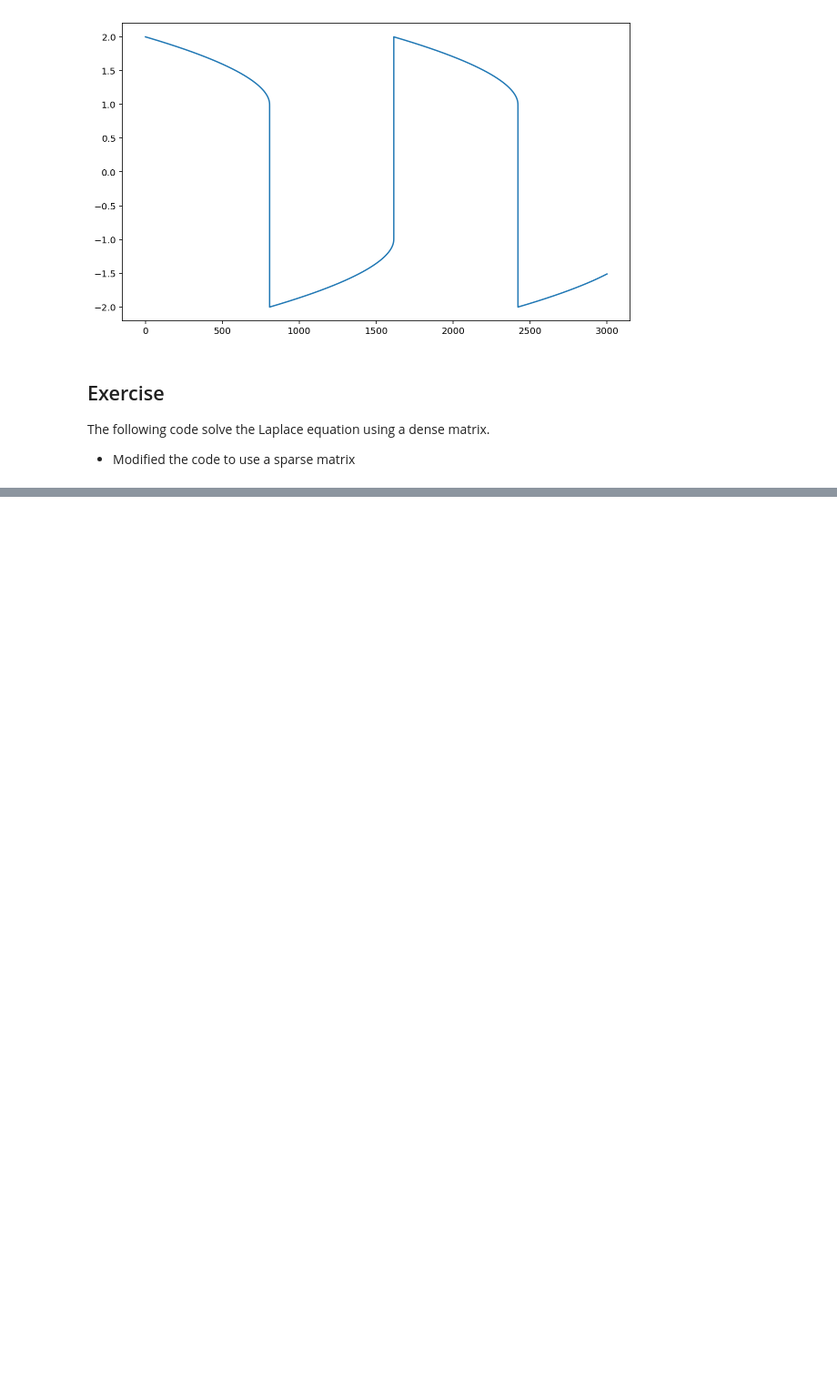
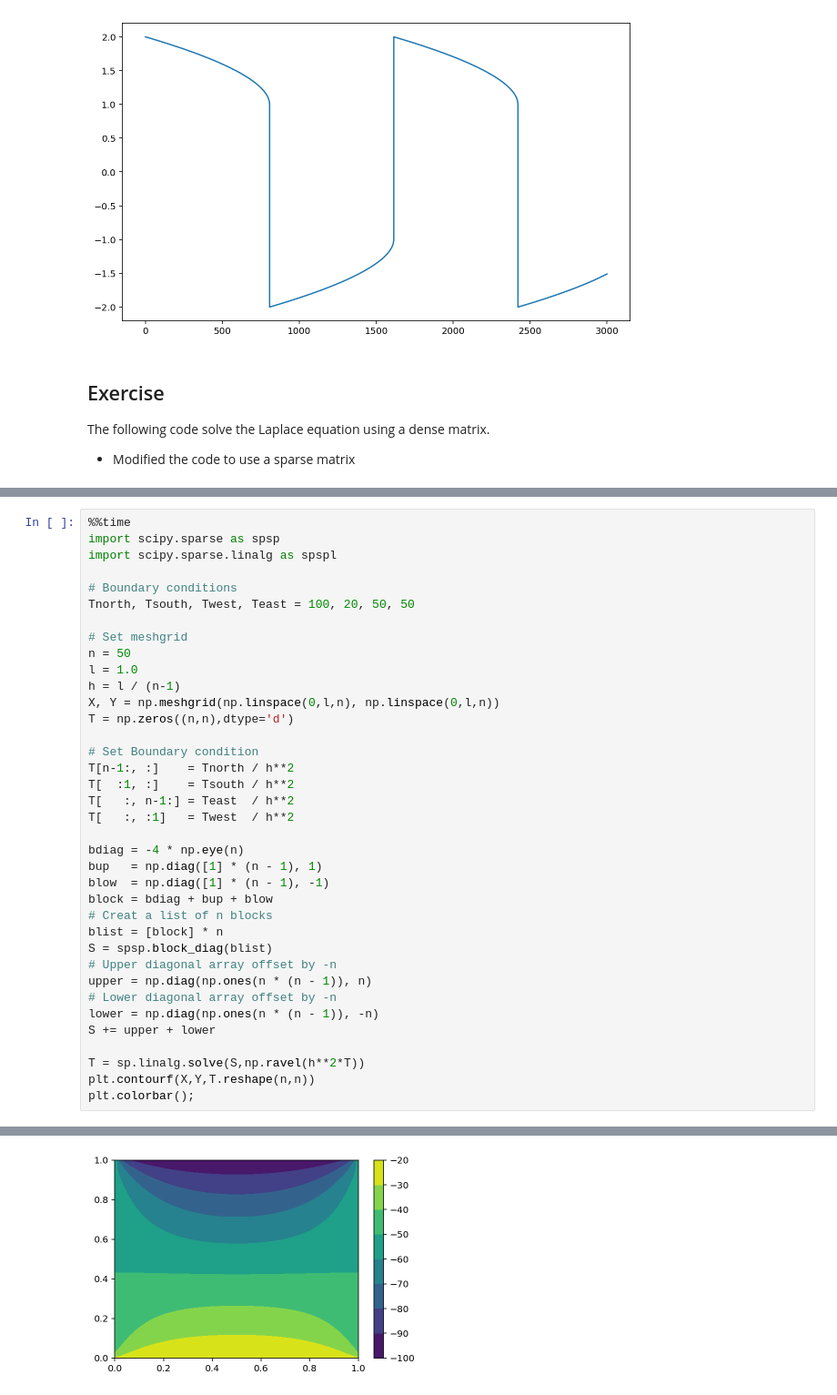
Before and after one commit to daniel-schaefer/python-notebooks, a Jupyter notebook: 14.SciPy.ipynb, the cells around one changed output, grey strips where cells are left out. Shown at 91% size. Saved outputs shown, nothing was run; the diff lists cells and outputs as text; blank space fills up the shorter version.

```diff
--- a/14.SciPy.ipynb
+++ b/14.SciPy.ipynb
@@ -391 +391,39 @@ Wall time: 274 ms
 [figure]
+# %%
+%%time
+import scipy.sparse as spsp
+import scipy.sparse.linalg as spspl
+
+# Boundary conditions
+Tnorth, Tsouth, Twest, Teast = 100, 20, 50, 50
+
+# Set meshgrid
+n = 50
+l = 1.0
+h = l / (n-1)
+X, Y = np.meshgrid(np.linspace(0,l,n), np.linspace(0,l,n))
+T = np.zeros((n,n),dtype='d')
+
+# Set Boundary condition
+T[n-1:, :]    = Tnorth / h**2
+T[  :1, :]    = Tsouth / h**2
+T[   :, n-1:] = Teast  / h**2
+T[   :, :1]   = Twest  / h**2
+
+bdiag = -4 * np.eye(n)
+bup   = np.diag([1] * (n - 1), 1)
+blow  = np.diag([1] * (n - 1), -1)
+block = bdiag + bup + blow
+# Creat a list of n blocks
+blist = [block] * n
+S = spsp.block_diag(blist)
+# Upper diagonal array offset by -n
+upper = np.diag(np.ones(n * (n - 1)), n)
+# Lower diagonal array offset by -n
+lower = np.diag(np.ones(n * (n - 1)), -n)
+S += upper + lower
+
+T = sp.linalg.solve(S,np.ravel(h**2*T))
+plt.contourf(X,Y,T.reshape(n,n))
+plt.colorbar();
+# %% [output]
@@ -391,0 +432 @@ Wall time: 274 ms
+[figure, added]
```
Also changed, not shown: parts of 2 cells of this notebook.
